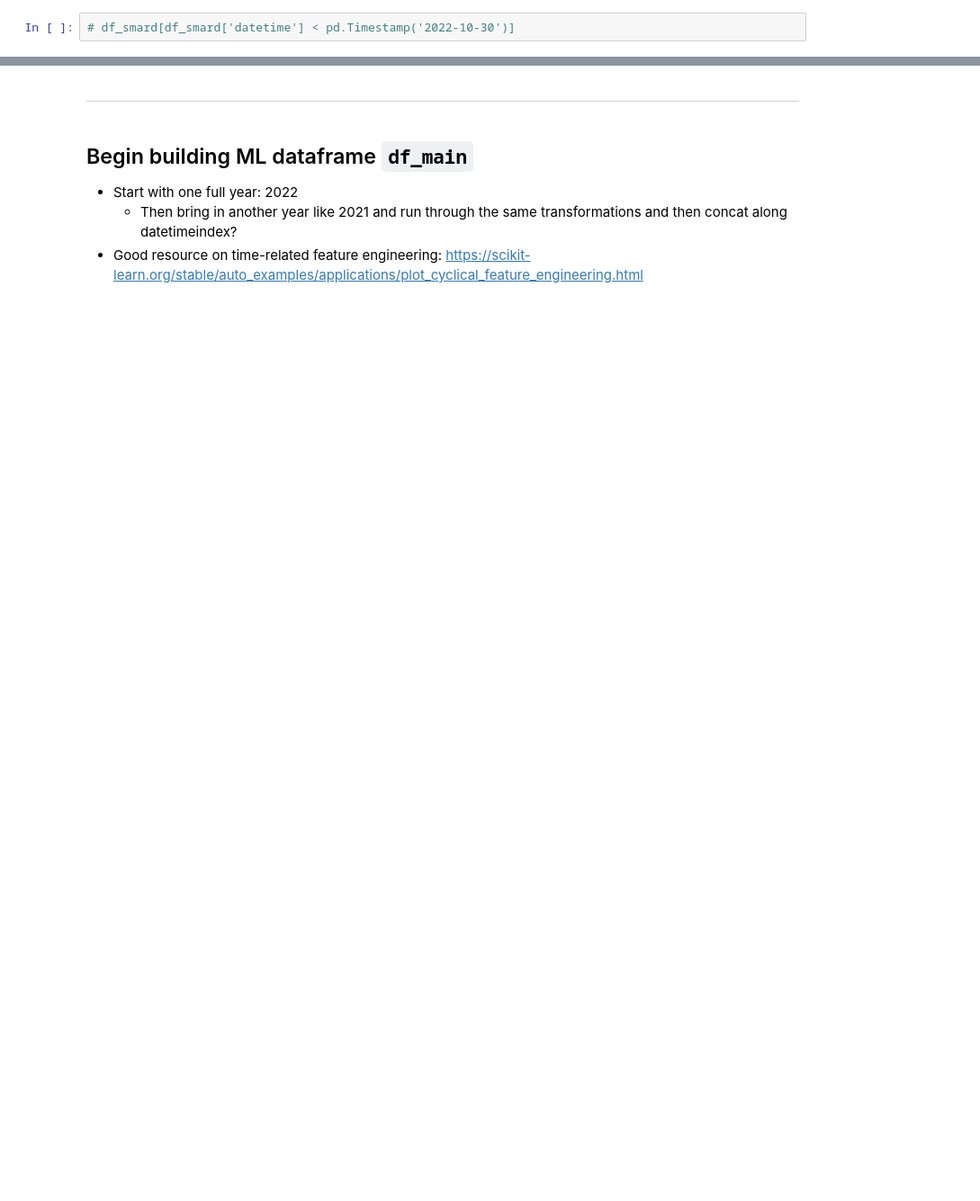
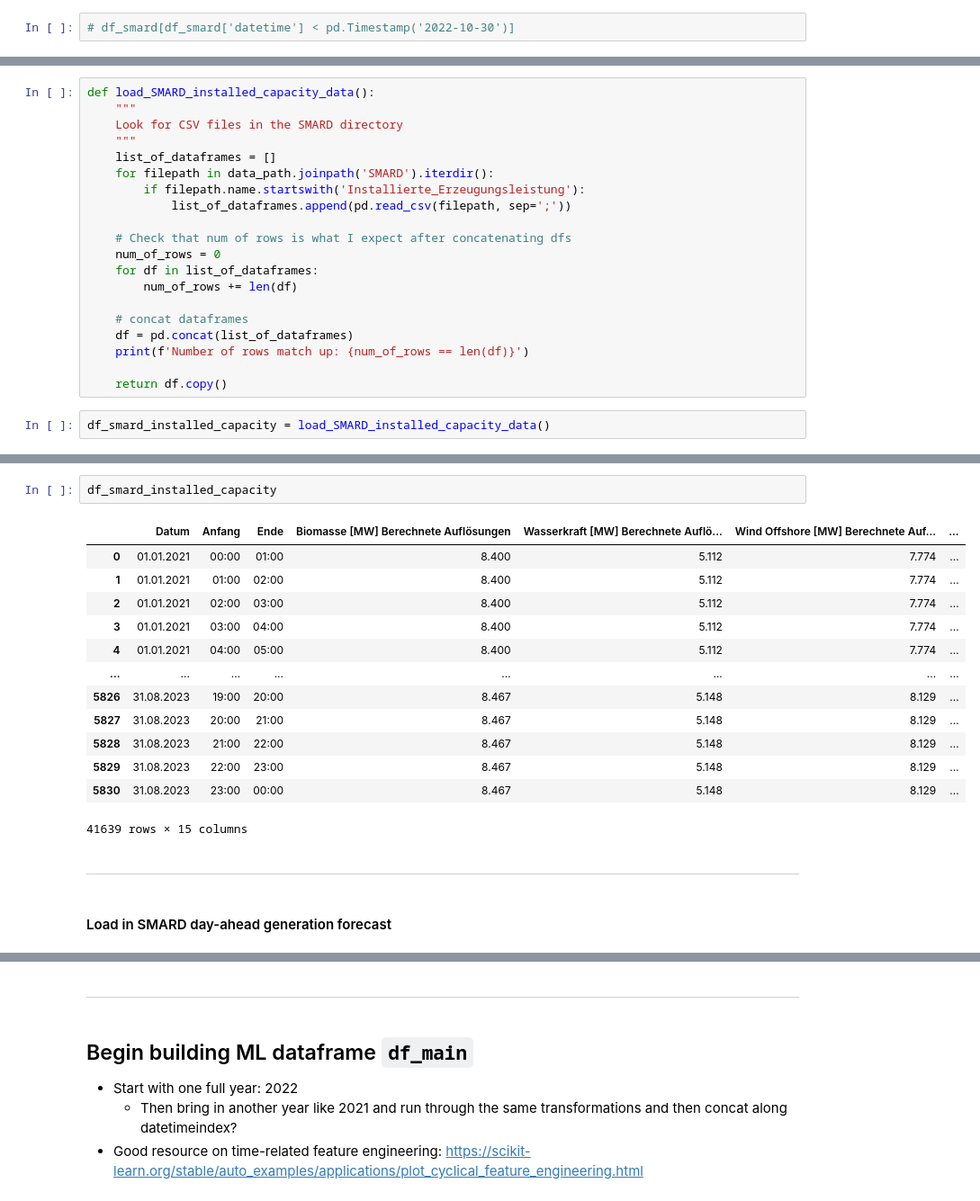
Before and after one commit to meteoviz/wind_power_forecasting_germany, a Jupyter notebook: notebooks/ML_dataframe.ipynb, the cells around one changed output, grey strips where cells are left out. Shown at 90% size. Cells and saved outputs as stored; diff of their text form; blank space fills up the shorter version.

```diff
--- a/notebooks/ML_dataframe.ipynb
+++ b/notebooks/ML_dataframe.ipynb
@@ -141,0 +265,22 @@ df_smard_generated.head(3)
+# %%
+def load_SMARD_installed_capacity_data():
+    """
+    Look for CSV files in the SMARD directory
+    """
+    list_of_dataframes = []
+    for filepath in data_path.joinpath('SMARD').iterdir():
+        if filepath.name.startswith('Installierte_Erzeugungsleistung'):
+            list_of_dataframes.append(pd.read_csv(filepath, sep=';'))
+
+    # Check that num of rows is what I expect after concatenating dfs
+    num_of_rows = 0
+    for df in list_of_dataframes:
+        num_of_rows += len(df)
+
+    # concat dataframes
+    df = pd.concat(list_of_dataframes)
+    print(f'Number of rows match up: {num_of_rows == len(df)}')
+
+    return df.copy()
+# %%
+df_smard_installed_capacity = load_SMARD_installed_capacity_data()
@@ -141,0 +309,20 @@ df_smard_generated.head(3)
+# %%
+df_smard_installed_capacity
+# %% [output]
+|  | Datum | Anfang | Ende | Biomasse [MW] Berechnete Auflösungen | Wasserkraft [MW] Berechnete Auflö... | Wind Offshore [MW] Berechnete Auf... | ... |
+| 0 | 01.01.2021 | 00:00 | 01:00 | 8.400 | 5.112 | 7.774 | ... |
+| 1 | 01.01.2021 | 01:00 | 02:00 | 8.400 | 5.112 | 7.774 | ... |
+| 2 | 01.01.2021 | 02:00 | 03:00 | 8.400 | 5.112 | 7.774 | ... |
+| 3 | 01.01.2021 | 03:00 | 04:00 | 8.400 | 5.112 | 7.774 | ... |
+| 4 | 01.01.2021 | 04:00 | 05:00 | 8.400 | 5.112 | 7.774 | ... |
+| ... | ... | ... | ... | ... | ... | ... | ... |
+| 5826 | 31.08.2023 | 19:00 | 20:00 | 8.467 | 5.148 | 8.129 | ... |
+| 5827 | 31.08.2023 | 20:00 | 21:00 | 8.467 | 5.148 | 8.129 | ... |
+| 5828 | 31.08.2023 | 21:00 | 22:00 | 8.467 | 5.148 | 8.129 | ... |
+| 5829 | 31.08.2023 | 22:00 | 23:00 | 8.467 | 5.148 | 8.129 | ... |
+| 5830 | 31.08.2023 | 23:00 | 00:00 | 8.467 | 5.148 | 8.129 | ... |
+41639 rows × 15 columns
+# %% [markdown]
+------
+# %% [markdown]
+#### Load in SMARD day-ahead generation forecast
```
Also changed, not shown: parts of 32 cells of this notebook.
